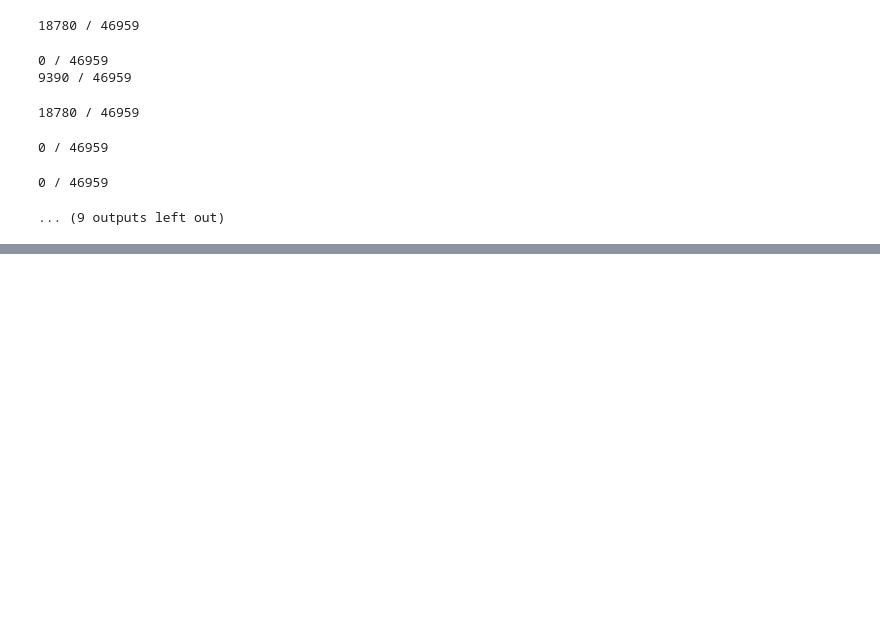
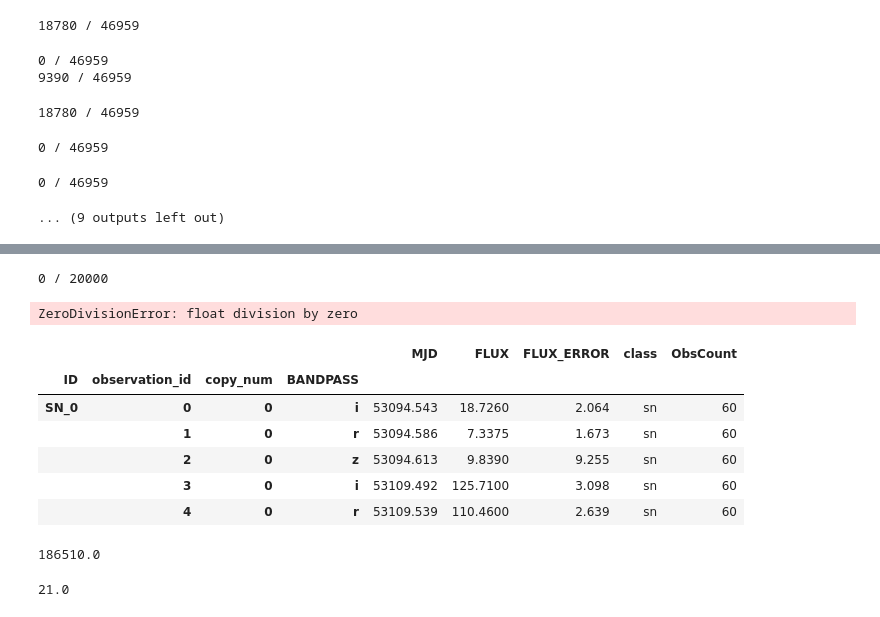
Before and after one commit to mneira10/monInv, a Jupyter notebook: 1. Filtering & Feature Extraction.ipynb, the cells around one changed output, grey strips where cells are left out. Saved outputs shown, nothing was run; the diff lists cells and outputs as text; code cells hidden in the pictures; blank space fills up the shorter version.

```diff
--- a/1. Filtering & Feature Extraction.ipynb
+++ b/1. Filtering & Feature Extraction.ipynb
@@ -215,0 +320,56 @@ df_nont_feats = generate_features(df_nont_5_os, transient=False, min_obs=5)
+# %%
+num_objects = num_ids*num_copies*num_bandpass
+for num_copy in num_copy_list:
+    for i, obj_id in enumerate(unique_ids_list):
+        for j, bandpass_id in enumerate(unique_bandpass_list):
+
+            # Print status
+            current_object_i = (num_copy+1)*i + j
+            if(current_object_i%int(num_objects/10) == 0):
+                print(current_object_i, '/', num_objects)
+
+            # Get current object light curve
+            df_object = df_sns_0_os.loc[obj_id,:,num_copy,bandpass_id]
+
+            # Get features
+            obj_feats = extract.features(df_object, feats_dict)
+
+            # Append features
+            for k,v in obj_feats.items():
+                feats_dict[k].append(obj_feats[k])
+
+            # Append Indexes
+            index_id_list.append(obj_id)
+            index_copy_num_list.append(num_copy)
+            index_bandpass_list.append(bandpass_id)
+
+            # Append class and obs_count
+            assert(len(df_object['class'].unique()) == 1)
+            assert(len(df_object['ObsCount'].unique()) == 1)
+#             assert(len(df_object['BANDPASS'].unique()) == 1)
+#             assert(df_object['ObsCount'].unique()[0] == df_object.shape[0])
+            feats_dict['Class'].append(df_object['class'].unique()[0])
+            feats_dict['ObsCount'].append(df_object.shape[0])
+
+
+# Create feature dataframe
+df_feats = pd.DataFrame(feats_dict).set_index([index_id_list,index_copy_num_list,index_bandpass_list])
+df_feats.index.names = ['ID', 'copy_num','BANDPASS']
+# return df_feats
+# %% [output]
+0 / 20000
+ZeroDivisionError: float division by zero
+# %%
+df_sns_0_os.head()
+# %% [output]
+|  |  |  |  | MJD | FLUX | FLUX_ERROR | class | ObsCount |
+| ID | observation_id | copy_num | BANDPASS |  |  |  |  |  |
+| SN_0 | 0 | 0 | i | 53094.543 | 18.7260 | 2.064 | sn | 60 |
+|  | 1 | 0 | r | 53094.586 | 7.3375 | 1.673 | sn | 60 |
+|  | 2 | 0 | z | 53094.613 | 9.8390 | 9.255 | sn | 60 |
+|  | 3 | 0 | i | 53109.492 | 125.7100 | 3.098 | sn | 60 |
+|  | 4 | 0 | r | 53109.539 | 110.4600 | 2.639 | sn | 60 |
+# %%
+float(df_sns_0_os.FLUX.shape[0])
+# %% [output]
+186510.0
@@ -215,0 +378,4 @@ df_nont_feats = generate_features(df_nont_5_os, transient=False, min_obs=5)
+# %%
+float(temp.FLUX.shape[0])
+# %% [output]
+21.0
```
Also changed, not shown: parts of 44 cells of this notebook, 1 other file.
